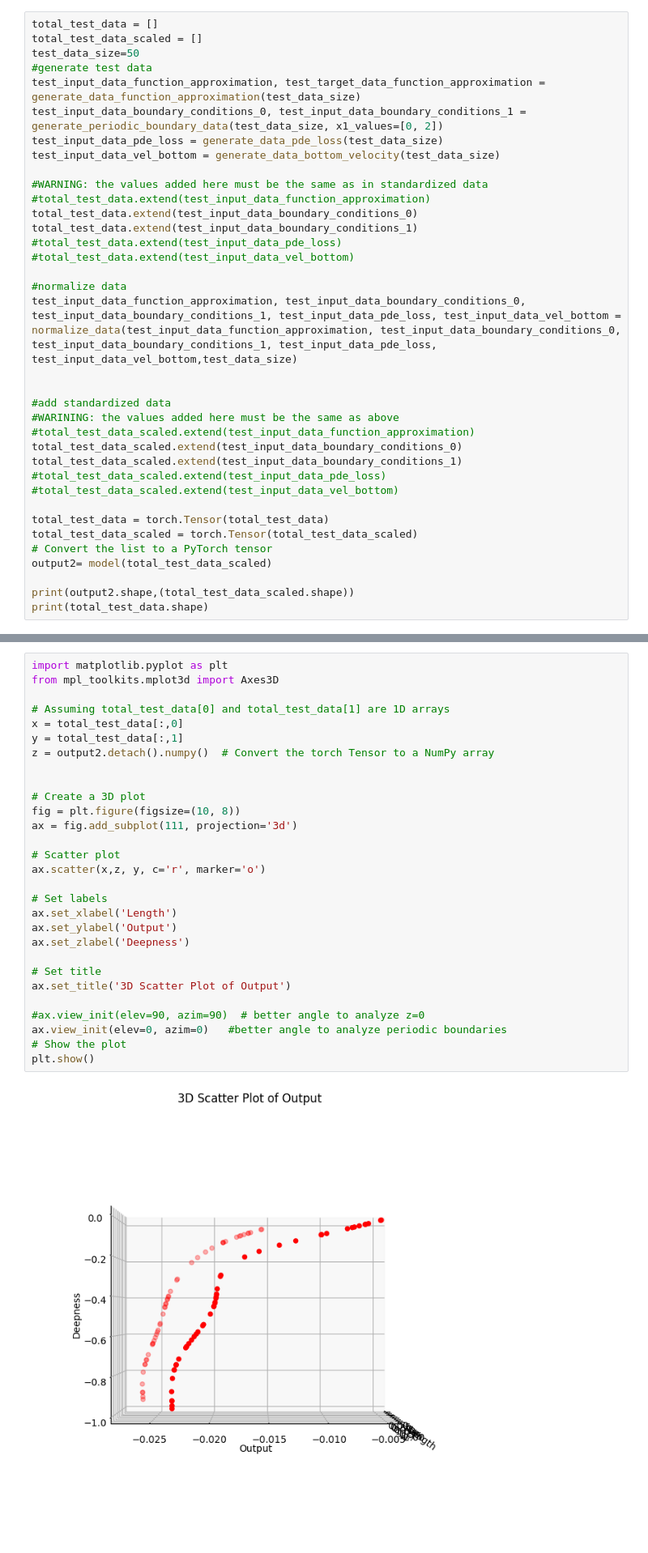
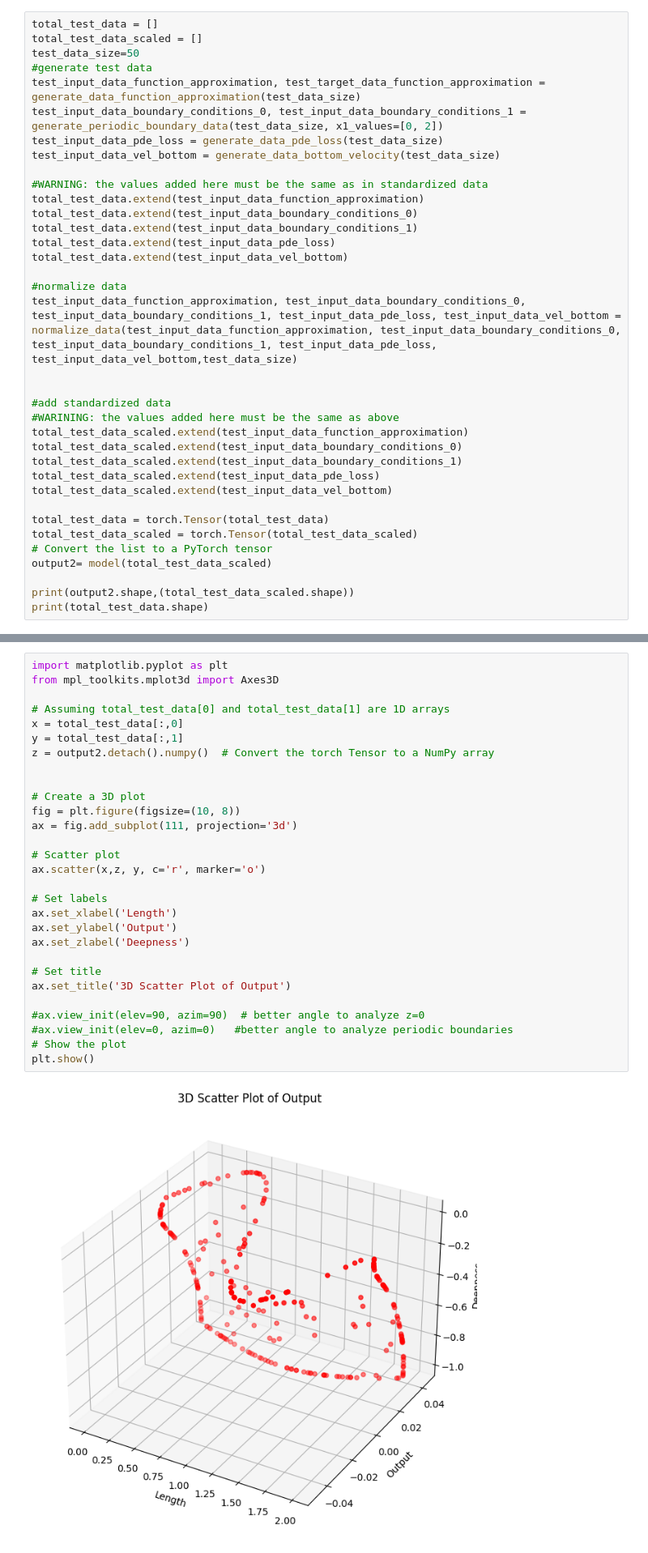
Before and after one commit to LuigiElo/DL-PINNs, a Jupyter notebook: PINN_LaPlace2D_Pytorch.ipynb, the cells around one changed output, grey strips where cells are left out. Shown at 81% size. Saved outputs shown, nothing was run; the diff lists cells and outputs as text.

Commit message:
3D Plot added, problem in the colorbar

```diff
--- a/PINN_LaPlace2D_Pytorch.ipynb
+++ b/PINN_LaPlace2D_Pytorch.ipynb
@@ -866,11 +866,11 @@ test_input_data_pde_loss = generate_data_pde_loss(test_data_size)
 test_input_data_vel_bottom = generate_data_bottom_velocity(test_data_size)
 
 #WARNING: the values added here must be the same as in standardized data
-#total_test_data.extend(test_input_data_function_approximation)
+total_test_data.extend(test_input_data_function_approximation)
 total_test_data.extend(test_input_data_boundary_conditions_0)
 total_test_data.extend(test_input_data_boundary_conditions_1)
-#total_test_data.extend(test_input_data_pde_loss)
-#total_test_data.extend(test_input_data_vel_bottom)
+total_test_data.extend(test_input_data_pde_loss)
+total_test_data.extend(test_input_data_vel_bottom)
 
 #normalize data
 test_input_data_function_approximation, test_input_data_boundary_conditions_0, test_input_data_boundary_conditions_1, test_input_data_pde_loss, test_input_data_vel_bottom = normalize_data(test_input_data_function_approximation, test_input_data_boundary_conditions_0, test_input_data_boundary_conditions_1, test_input_data_pde_loss, test_input_data_vel_bottom,test_data_size)
@@ -878,11 +878,11 @@ test_input_data_function_approximation, test_input_data_boundary_conditions_0, t
 
 #add standardized data
 #WARINING: the values added here must be the same as above
-#total_test_data_scaled.extend(test_input_data_function_approximation)
+total_test_data_scaled.extend(test_input_data_function_approximation)
 total_test_data_scaled.extend(test_input_data_boundary_conditions_0)
 total_test_data_scaled.extend(test_input_data_boundary_conditions_1)
-#total_test_data_scaled.extend(test_input_data_pde_loss)
-#total_test_data_scaled.extend(test_input_data_vel_bottom)
+total_test_data_scaled.extend(test_input_data_pde_loss)
+total_test_data_scaled.extend(test_input_data_vel_bottom)
 
 total_test_data = torch.Tensor(total_test_data)
 total_test_data_scaled = torch.Tensor(total_test_data_scaled)
@@ -913,34 +1023,34 @@ tensor([9.8870e-01, 1.4504e+00, 1.9982e+00, 9.6170e-01, 1.6937e+00, 1.3088e-01,
 # %%
 import matplotlib.pyplot as plt
 from mpl_toolkits.mplot3d import Axes3D
 
 # Assuming total_test_data[0] and total_test_data[1] are 1D arrays
 x = total_test_data[:,0]
 y = total_test_data[:,1]
 z = output2.detach().numpy()  # Convert the torch Tensor to a NumPy array
 
 
 # Create a 3D plot
 fig = plt.figure(figsize=(10, 8))
 ax = fig.add_subplot(111, projection='3d')
 
 # Scatter plot
 ax.scatter(x,z, y, c='r', marker='o')
 
 # Set labels
 ax.set_xlabel('Length')
 ax.set_ylabel('Output')
 ax.set_zlabel('Deepness')
 
 # Set title
 ax.set_title('3D Scatter Plot of Output')
 
 #ax.view_init(elev=90, azim=90)  # better angle to analyze z=0
-ax.view_init(elev=0, azim=0)   #better angle to analyze periodic boundaries
+#ax.view_init(elev=0, azim=0)   #better angle to analyze periodic boundaries
 # Show the plot
 plt.show()
 # %% [output]
-[figure, old version]
+[figure, new version]
 # %% [markdown]
 #Analytical Φ(z=0) vs Predicted Φ(z=0)
 # %%
```
Also changed, not shown: parts of 12 cells of this notebook.
